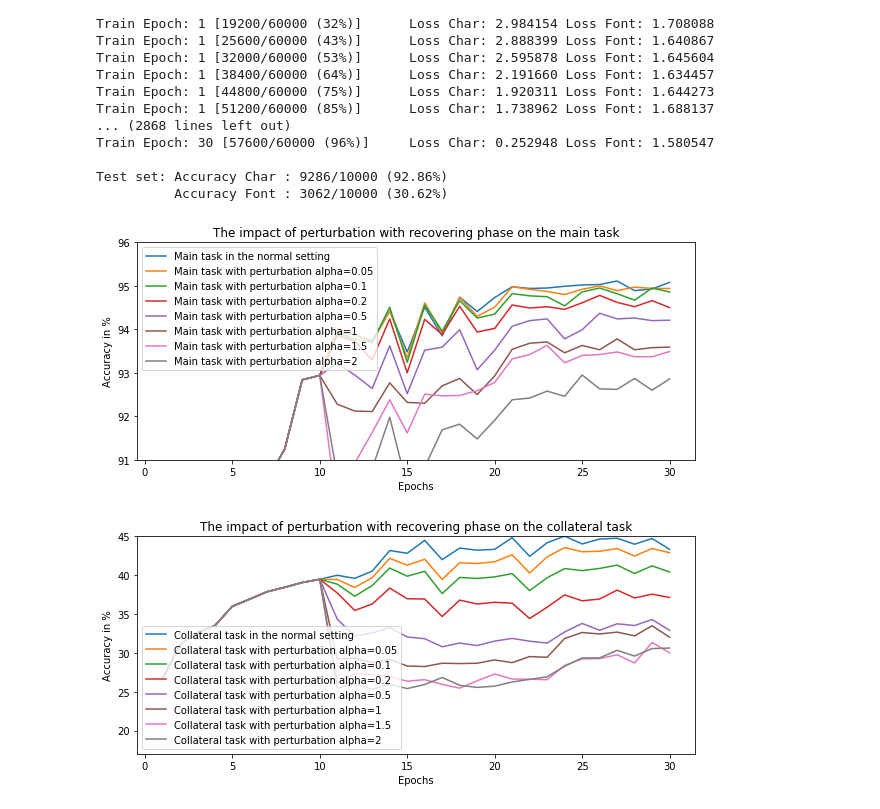
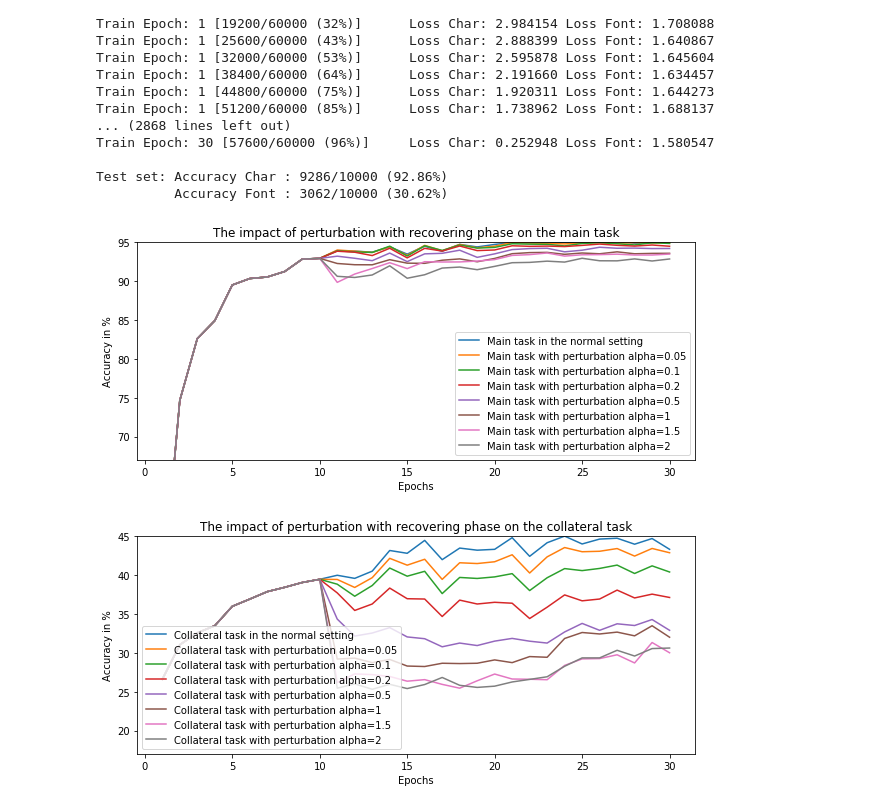
Before and after one commit to LaRiffle/collateral-learning, a Jupyter notebook: notebooks/Part 10 - Joint optimisation of opposite objectives.ipynb, the cells around one changed output. Cells and saved outputs as stored; diff of their text form; code cells hidden in the pictures.

```diff
--- a/notebooks/Part 10 - Joint optimisation of opposite objectives.ipynb
+++ b/notebooks/Part 10 - Joint optimisation of opposite objectives.ipynb
@@ -334,9 +334,9 @@ Test set: Accuracy Char : 9286/10000 (92.86%)
           Accuracy Font : 3062/10000 (30.62%)
 # %%
 main_results = {k:v for k, v in results.items() if 'Main' in k}
-show_results(main_results, "The impact of perturbation with recovering phase on the main task", ymin=91, ymax=96)
+show_results(main_results, "The impact of perturbation with recovering phase on the main task", ymin=67, ymax=95)
 # %% [output]
-[figure, old version]
+[figure, new version]
 # %%
 collateral_results = {k:v for k, v in results.items() if 'Collateral' in k}
 show_results(collateral_results, "The impact of perturbation with recovering phase on the collateral task", ymin=17, ymax=45)
```
Also changed, not shown: parts of 10 cells of this notebook.
